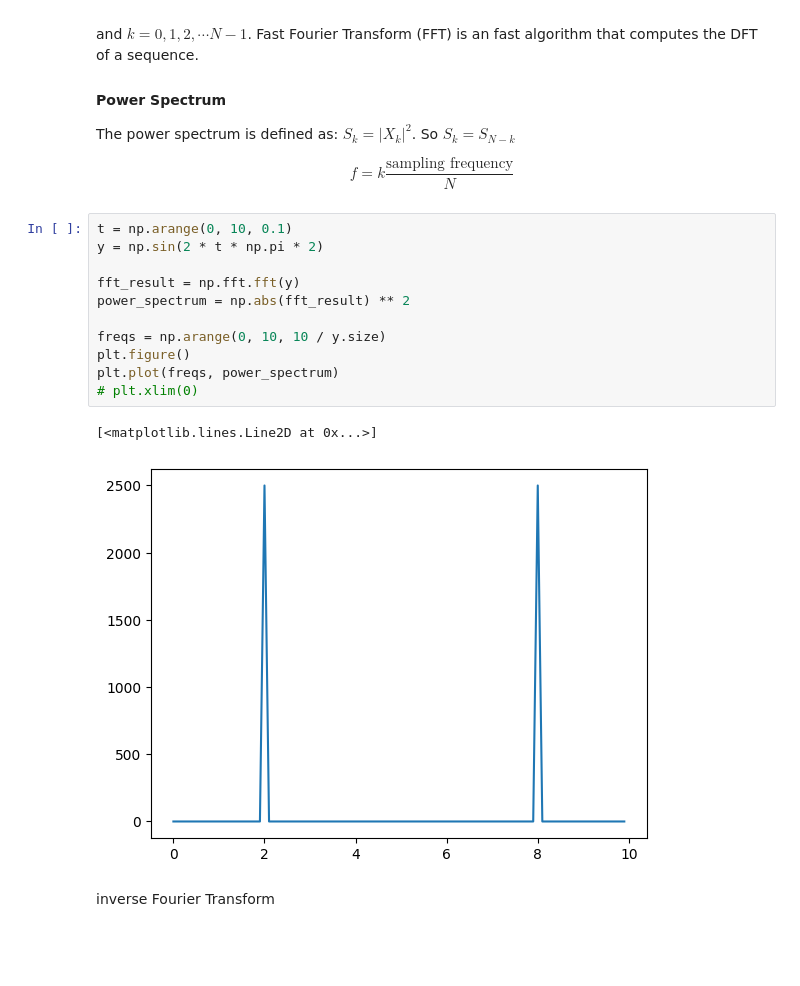
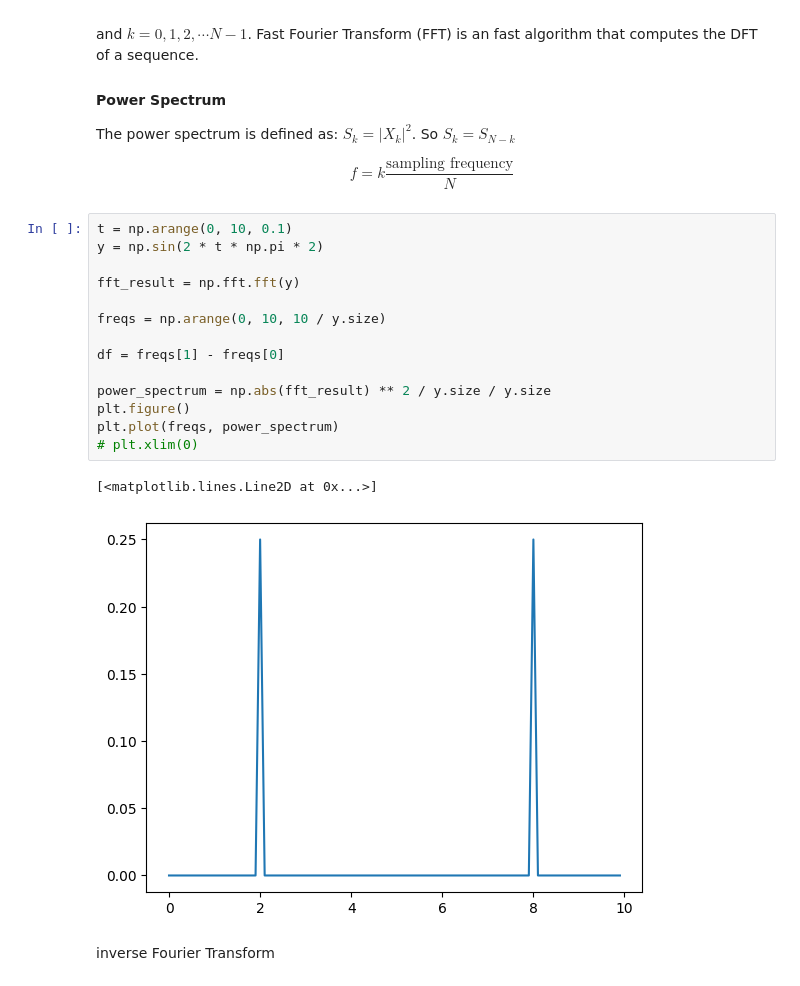
Before and after one commit to AlexMa123/BIU_Computational_physics_2023, a Jupyter notebook: Lecture5 - TimeSeries.ipynb, the cells around one changed output. Drawn from its saved outputs; the diff is of its cells as text; blank space fills up the shorter version.

```diff
--- a/Lecture5 - TimeSeries.ipynb
+++ b/Lecture5 - TimeSeries.ipynb
@@ -270,17 +270,20 @@ $$f = k \frac{\text{sampling frequency}}{N}$$
 # %%
 t = np.arange(0, 10, 0.1)
 y = np.sin(2 * t * np.pi * 2)
 
 fft_result = np.fft.fft(y)
-power_spectrum = np.abs(fft_result) ** 2
 
 freqs = np.arange(0, 10, 10 / y.size)
+
+df = freqs[1] - freqs[0]
+
+power_spectrum = np.abs(fft_result) ** 2 / y.size / y.size
 plt.figure()
 plt.plot(freqs, power_spectrum)
 # plt.xlim(0)
 # %% [output]
 [<matplotlib.lines.Line2D at 0x...>]
-[figure, old version]
+[figure, new version]
 # %% [markdown]
 inverse Fourier Transform
 # %%
```
Also changed, not shown: parts of 5 cells of this notebook.
